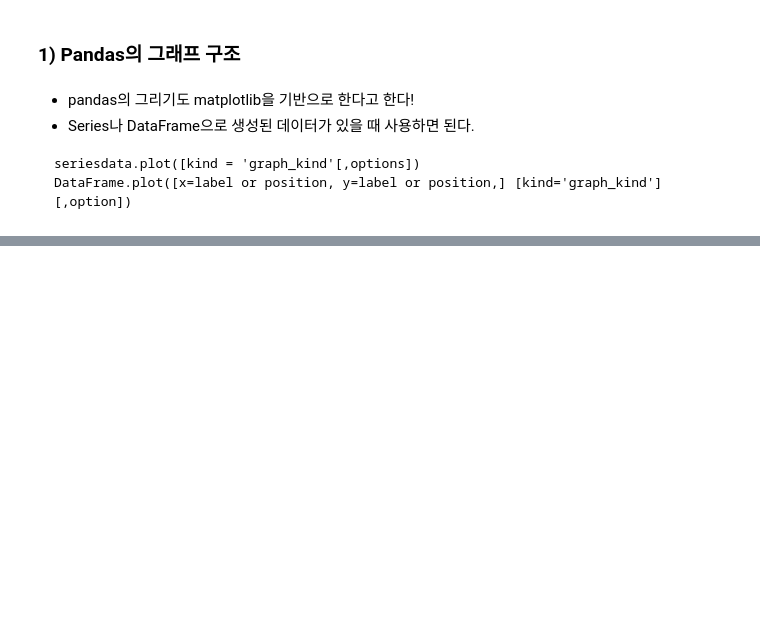
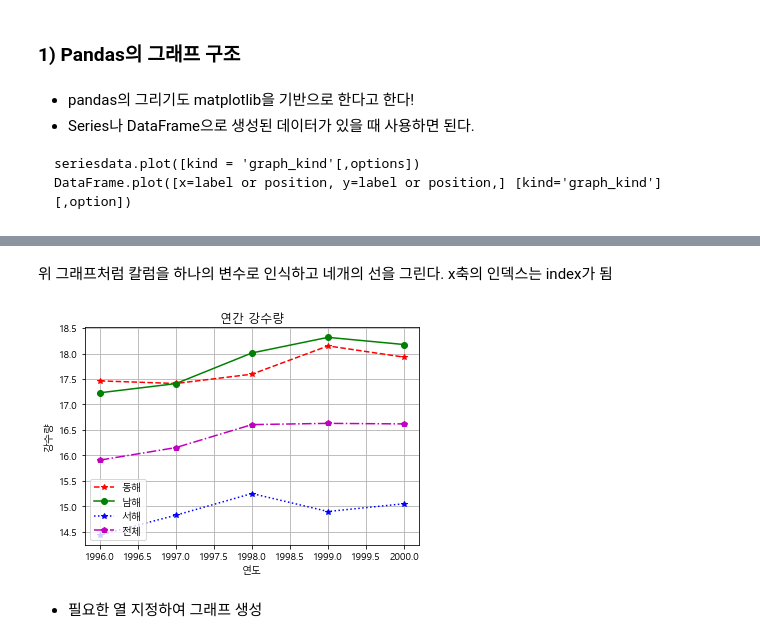
Before and after one commit to jeehoshin/python_newbie, a Jupyter notebook: chapter12_visualization.ipynb, the cells around one changed output, grey strips where cells are left out. Drawn from its saved outputs; the diff is of its cells as text; code cells hidden in the pictures; blank space fills up the shorter version.

```diff
--- a/chapter12_visualization.ipynb
+++ b/chapter12_visualization.ipynb
@@ -652,0 +717,12 @@ DataFrame.plot([x=label or position, y=label or position,] [kind='graph_kind'] [
+# %% [markdown]
+위 그래프처럼 칼럼을 하나의 변수로 인식하고 네개의 선을 그린다. x축의 인덱스는 index가 됨
+# %%
+rain_plot = df_rain.plot(grid = True, style = ['r--*', 'g-o', 'b:*', 'm-.p'])
+rain_plot.set_xlabel("연도")
+rain_plot.set_ylabel("강수량")
+rain_plot.set_title("연간 강수량")
+plt.show()
+# %% [output]
+[figure, added]
+# %% [markdown]
+- 필요한 열 지정하여 그래프 생성
```
Also changed, not shown: parts of 23 cells of this notebook.
